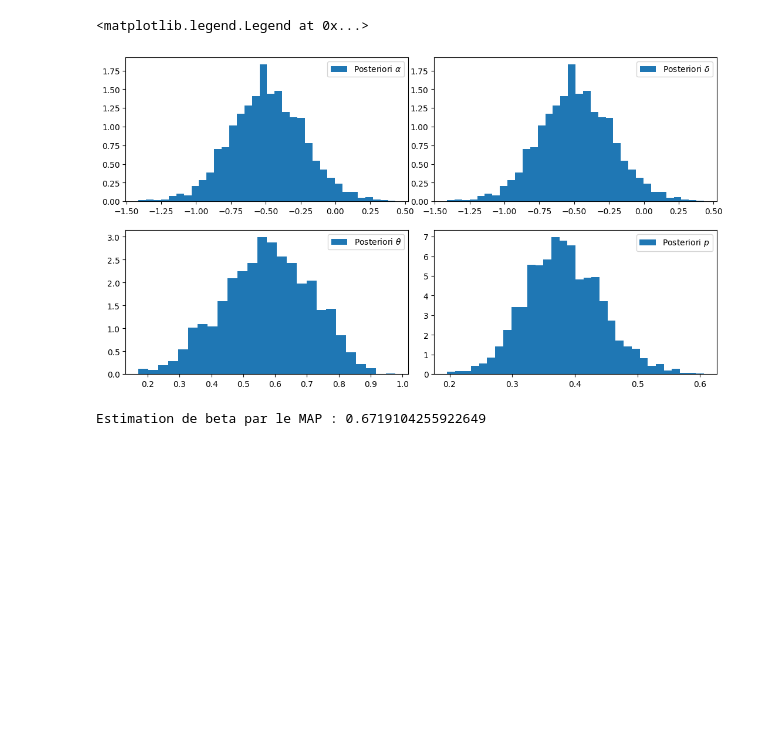
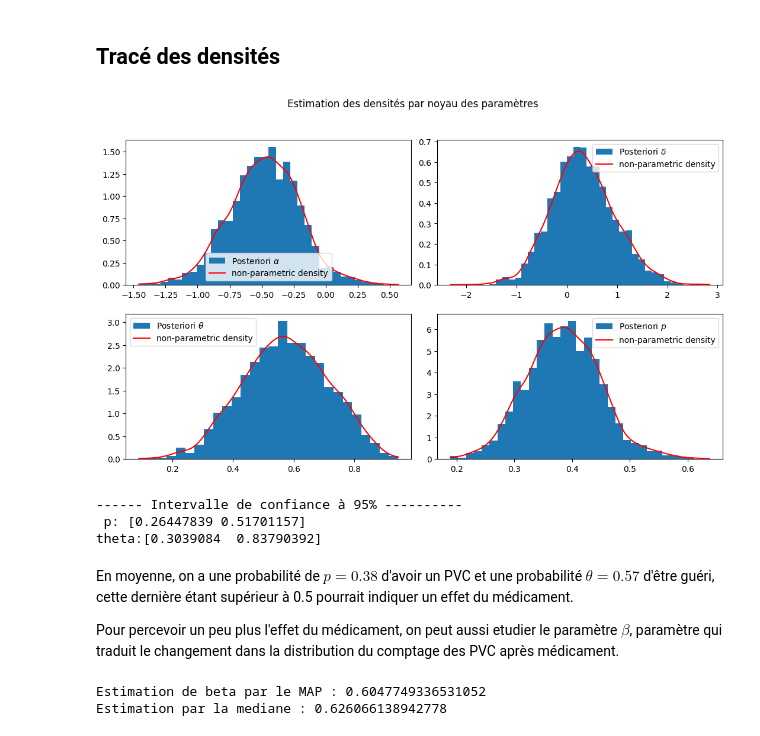
Before and after one commit to Matthieutrtr/Heart_Project, a Jupyter notebook: Gibbs.ipynb, the cells around one changed output. Drawn from its saved outputs; the diff is of its cells as text; code cells hidden in the pictures; blank space fills up the shorter version.

Commit message:
MAJ de Gibbs avec des interpretations et verfication de la convergence du MCMC

```diff
--- a/Gibbs.ipynb
+++ b/Gibbs.ipynb
@@ -102,5 +110,3 @@ def Gibbs(nchain, data, sd_alpha, sd_delta, init, sigma_alpha, sigma_delta, burn
     index_simu = np.arange(burning, nchain+1, lag)
     chain = chain[index_simu, :]
     return chain, prob_accep/(2*nchain)
-# %%
-simu, accep = Gibbs(11000, hearts, 1, 1, np.array([0,0]), 10000, 10000, 1000, 5)
@@ -112,0 +116,12 @@ accep
+# %%
+sd_alpha = 1
+sd_delta = 1
+#init = np.array([0,0])
+sigma_alpha, sigma_delta = 10000, 10000
+fig, ax = plt.subplots(1,2, figsize = (13,5))
+for i in range(3):
+    simu, accep = Gibbs(11000, hearts, sd_alpha, sd_delta, np.random.normal(size=(1,2), scale = 5), sigma_alpha, sigma_delta, burning= 1000, lag = 5)
+    ax[0].plot(simu[:, 0], label = r'$\alpha$ - chain%d '%i);
+    ax[1].plot(simu[:, 1], label = r'$\delta$ - chain%d '%i);
+ax[0].legend()
+ax[1].legend();
@@ -141,22 +161,47 @@ Estimateur en moyenne de theta 0.58 et variance de la loi a posteriori 0.14
+# %% [markdown]
+## Tracé des densités
+# %%
+import scipy.stats as stats
+alpha_density = stats.gaussian_kde(simu[:, 0])
+delta_density = stats.gaussian_kde(simu[:, 1])
+p_density = stats.gaussian_kde(p)
+theta_density = stats.gaussian_kde(theta)
 # %%
 fig, ax = plt.subplot_mosaic([["A","A", "B","B"], ["C","C", "D", "D"]], figsize = (13, 7))
-
+fig.suptitle("Estimation des densités par noyau des paramètres ")
 ax["A"].hist(simu[:, 0], label= r"Posteriori $\alpha$", bins = 'auto', density = True)
+ax["A"].plot(np.sort(simu[:, 0]), alpha_density(np.sort(simu[:, 0])), color = 'red', label = r"non-parametric density")
 ax["A"].legend()
-ax["B"].hist(simu[:, 0], label= r"Posteriori $\delta$", bins = 'auto', density = True)
+ax["B"].hist(simu[:, 1], label= r"Posteriori $\delta$", bins = 'auto', density = True)
+ax["B"].plot(np.sort(simu[:, 1]), delta_density(np.sort(simu[:, 1])), color = 'red', label = r"non-parametric density")
 ax["B"].legend()
 ax["C"].hist(theta, label = r"Posteriori $\theta$", bins = 'auto', density = True)
+ax["C"].plot(np.sort(theta), theta_density(np.sort(theta)), color = 'red', label = r"non-parametric density")
 ax["C"].legend()
 ax["D"].hist(p, label= r"Posteriori $p$", bins = 'auto', density = True)
-ax["D"].legend()
+ax["D"].plot(np.sort(p), p_density(np.sort(p)), color = 'red', label = r"non-parametric density")
+ax["D"].legend();
 # %% [output]
-<matplotlib.legend.Legend at 0x...>
-[figure, old version]
+[figure, new version]
+# %%
+print("------ Intervalle de confiance à 95% ----------")
+print(f" p: {np.quantile(p, np.array([.025, .975]))}")
+print(f"theta:{np.quantile(theta, np.array([.025, .975]))}")
+# %% [output]
+------ Intervalle de confiance à 95% ----------
+ p: [0.26447839 0.51701157]
+theta:[0.3039084  0.83790392]
+# %% [markdown]
+En moyenne, on a une probabilité de $p = 0.38$ d'avoir un PVC et une probabilité $\theta = 0.57$ d'être guéri, cette dernière étant supérieur à 0.5 pourrait indiquer un effet du médicament.
+
+Pour percevoir un peu plus l'effet du médicament, on peut aussi etudier le paramètre $\beta$, paramètre qui traduit le changement dans la distribution du comptage des PVC après médicament.
 # %%
-import scipy.stats as stats
+#parametre beta
 beta = np.exp(simu[:, 0])
 nparam_density = stats.gaussian_kde(beta)
 map_beta = beta[np.argsort(nparam_density)[-1]]
 print(f"Estimation de beta par le MAP : {map_beta}")
+print(f"Estimation par la mediane : {np.median(beta)}")
 # %% [output]
-Estimation de beta par le MAP : 0.6719104255922649
+Estimation de beta par le MAP : 0.6047749336531052
+Estimation par la mediane : 0.626066138942778
```
Also changed, not shown: parts of 19 cells of this notebook.
